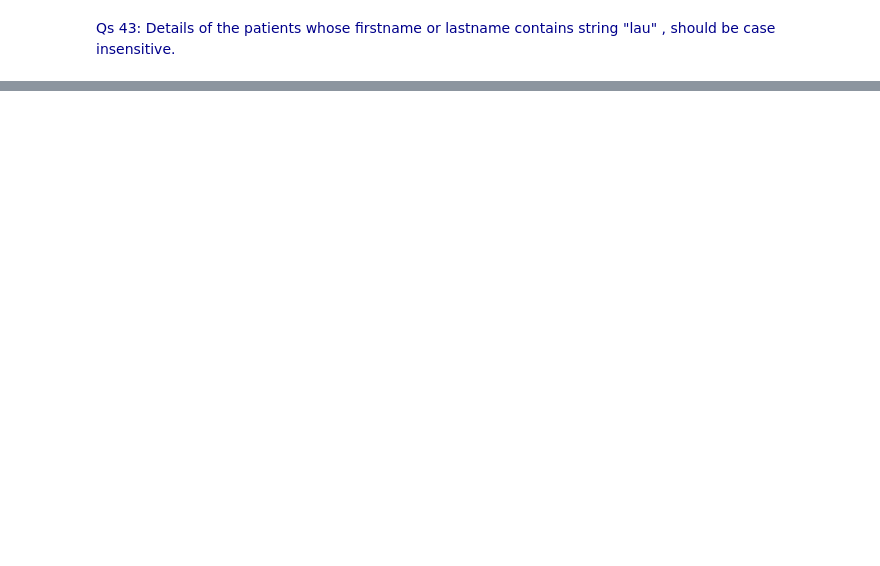
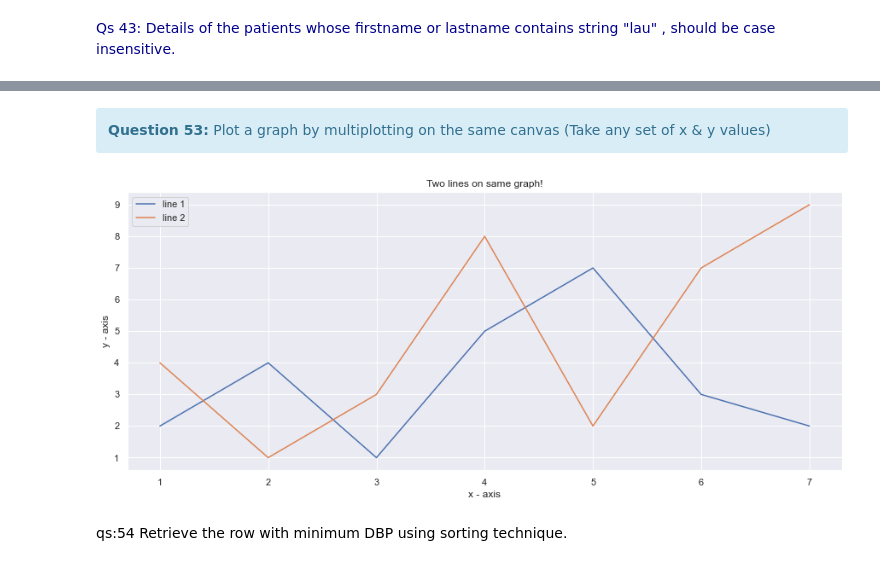
Before and after one commit to ManishaRao06/Python-Hackathon-Winners-Team-Data-Pyrates, a Jupyter notebook: Manisha Q41-60.ipynb, the cells around one changed output, grey strips where cells are left out. Cells and saved outputs as stored; diff of their text form; code cells hidden in the pictures; blank space fills up the shorter version.

```diff
--- a/Manisha Q41-60.ipynb
+++ b/Manisha Q41-60.ipynb
@@ -98,0 +156,29 @@ Number of patients whose visit status are canceled:  60
+# %% [markdown]
+<div class="alert alert-block alert-info"><b>Question 53:</b>  Plot a graph by multiplotting on the same canvas  (Take any set of x & y values)</div>
+# %%
+plt.figure(figsize=(15,6))
+sns.set(style="darkgrid")
+
+x1 = [1,2,3,4,5,6,7]
+y1 = [2,4,1,5,7,3,2]
+# plotting the line 1 points
+plt.plot(x1, y1, label = "line 1")
+# line 2 points
+x2 = [1,2,3,4,5,6,7]
+y2 = [4,1,3,8,2,7,9]
+# plotting the line 2 points
+plt.plot(x2, y2, label = "line 2")
+# naming the x axis
+plt.xlabel('x - axis')
+# naming the y axis
+plt.ylabel('y - axis')
+# giving a title to my graph
+plt.title('Two lines on same graph!')
+# show a legend on the plot
+plt.legend()
+# function to show the plot
+plt.show()
+# %% [output]
+[figure, added]
+# %% [markdown]
+qs:54 Retrieve the row with minimum DBP using sorting technique.
```
Also changed, not shown: parts of 22 cells of this notebook.
